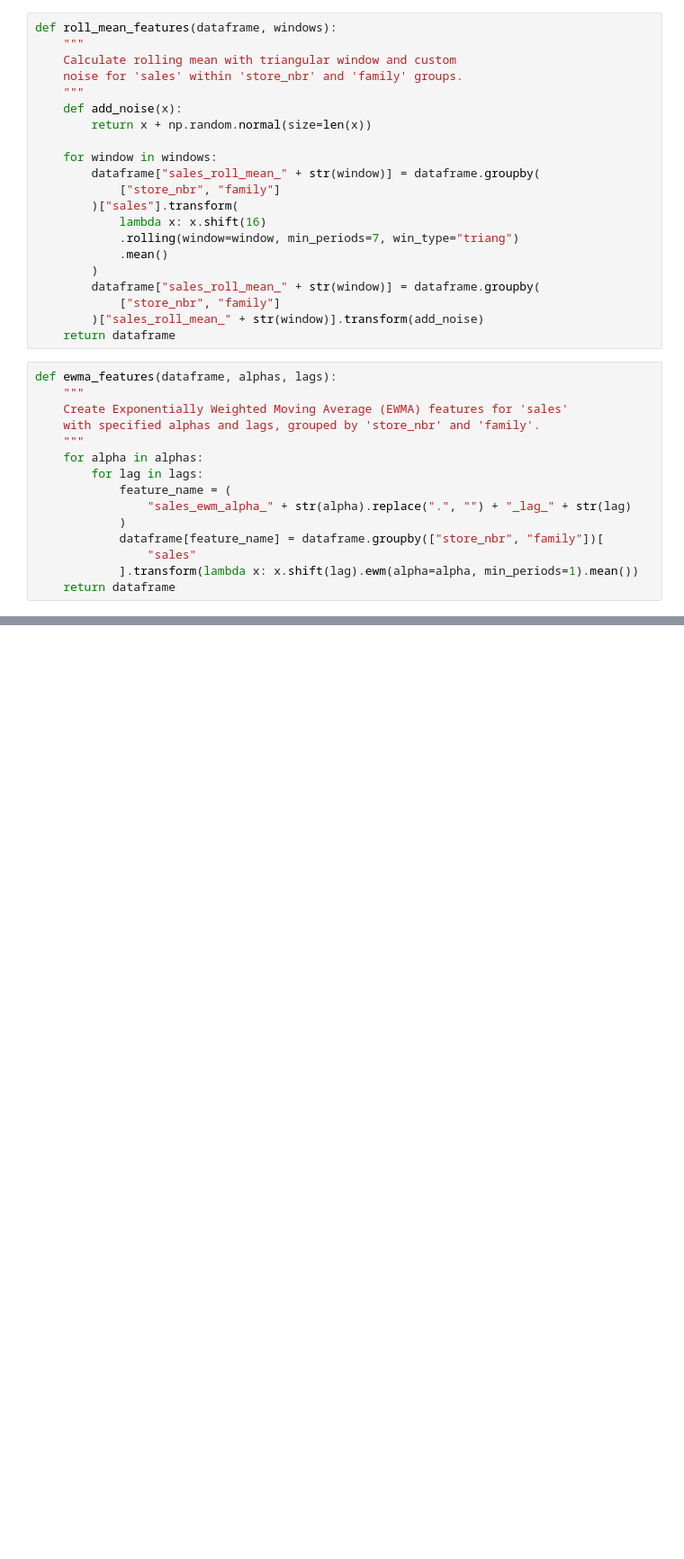
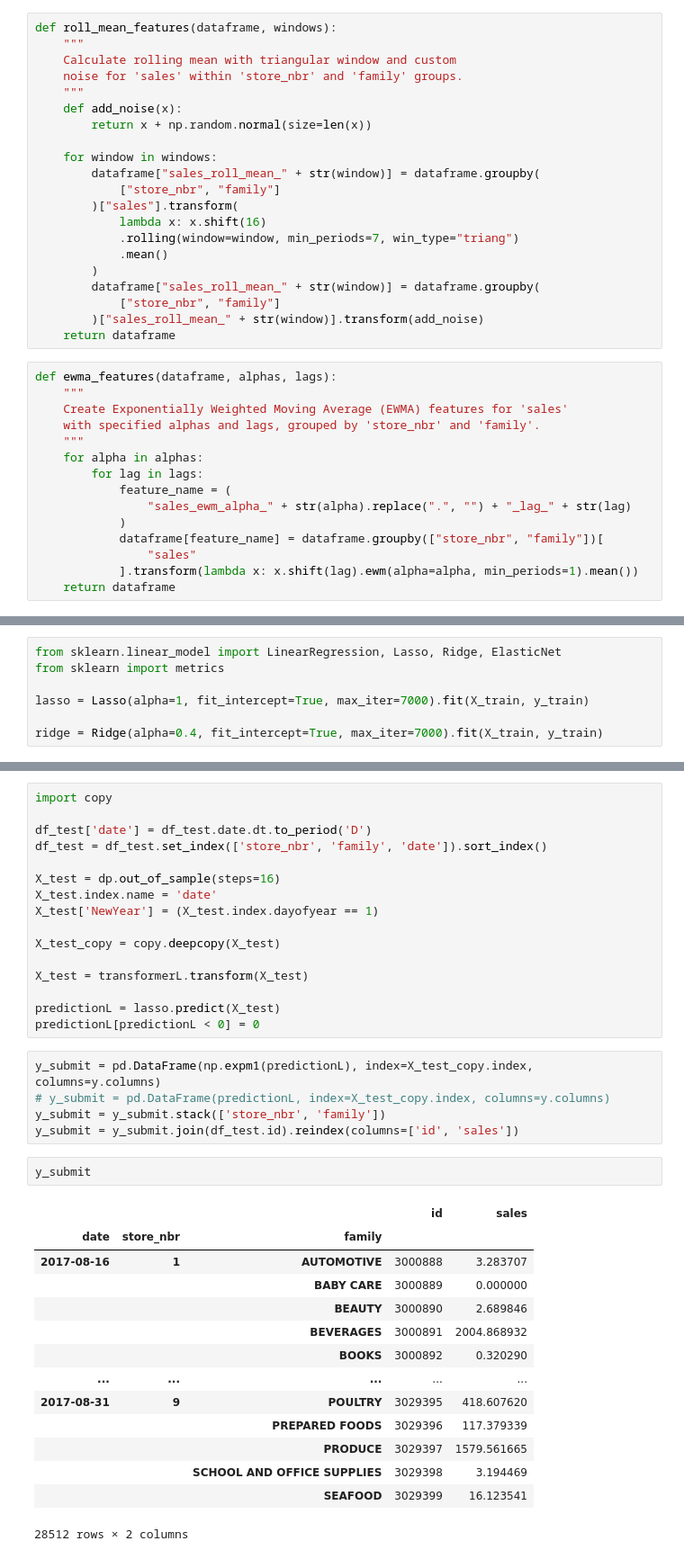
Before and after one commit to sjuanati/DataSciLabs, a Jupyter notebook: projects/kaggle/03_store_sales/store_sales.ipynb, the cells around one changed output, grey strips where cells are left out. Shown at 90% size. Drawn from its saved outputs; the diff is of its cells as text; blank space fills up the shorter version.

```diff
--- a/projects/kaggle/03_store_sales/store_sales.ipynb
+++ b/projects/kaggle/03_store_sales/store_sales.ipynb
@@ -368,0 +507,7 @@ Name: sales, Length: 2352240, dtype: float64
+# %%
+from sklearn.linear_model import LinearRegression, Lasso, Ridge, ElasticNet
+from sklearn import metrics
+
+lasso = Lasso(alpha=1, fit_intercept=True, max_iter=7000).fit(X_train, y_train)
+
+ridge = Ridge(alpha=0.4, fit_intercept=True, max_iter=7000).fit(X_train, y_train)
@@ -368,0 +531,38 @@ Name: sales, Length: 2352240, dtype: float64
+# %%
+import copy
+
+df_test['date'] = df_test.date.dt.to_period('D')
+df_test = df_test.set_index(['store_nbr', 'family', 'date']).sort_index()
+
+X_test = dp.out_of_sample(steps=16)
+X_test.index.name = 'date'
+X_test['NewYear'] = (X_test.index.dayofyear == 1)
+
+X_test_copy = copy.deepcopy(X_test)
+
+X_test = transformerL.transform(X_test)
+
+predictionL = lasso.predict(X_test)
+predictionL[predictionL < 0] = 0
+# %%
+y_submit = pd.DataFrame(np.expm1(predictionL), index=X_test_copy.index, columns=y.columns)
+# y_submit = pd.DataFrame(predictionL, index=X_test_copy.index, columns=y.columns)
+y_submit = y_submit.stack(['store_nbr', 'family'])
+y_submit = y_submit.join(df_test.id).reindex(columns=['id', 'sales'])
+# %%
+y_submit
+# %% [output]
+|  |  |  | id | sales |
+| date | store_nbr | family |  |  |
+| 2017-08-16 | 1 | AUTOMOTIVE | 3000888 | 3.283707 |
+|  |  | BABY CARE | 3000889 | 0.000000 |
+|  |  | BEAUTY | 3000890 | 2.689846 |
+|  |  | BEVERAGES | 3000891 | 2004.868932 |
+|  |  | BOOKS | 3000892 | 0.320290 |
+| ... | ... | ... | ... | ... |
+| 2017-08-31 | 9 | POULTRY | 3029395 | 418.607620 |
+|  |  | PREPARED FOODS | 3029396 | 117.379339 |
+|  |  | PRODUCE | 3029397 | 1579.561665 |
+|  |  | SCHOOL AND OFFICE SUPPLIES | 3029398 | 3.194469 |
+|  |  | SEAFOOD | 3029399 | 16.123541 |
+28512 rows × 2 columns
```
Also changed, not shown: parts of 52 cells of this notebook.
